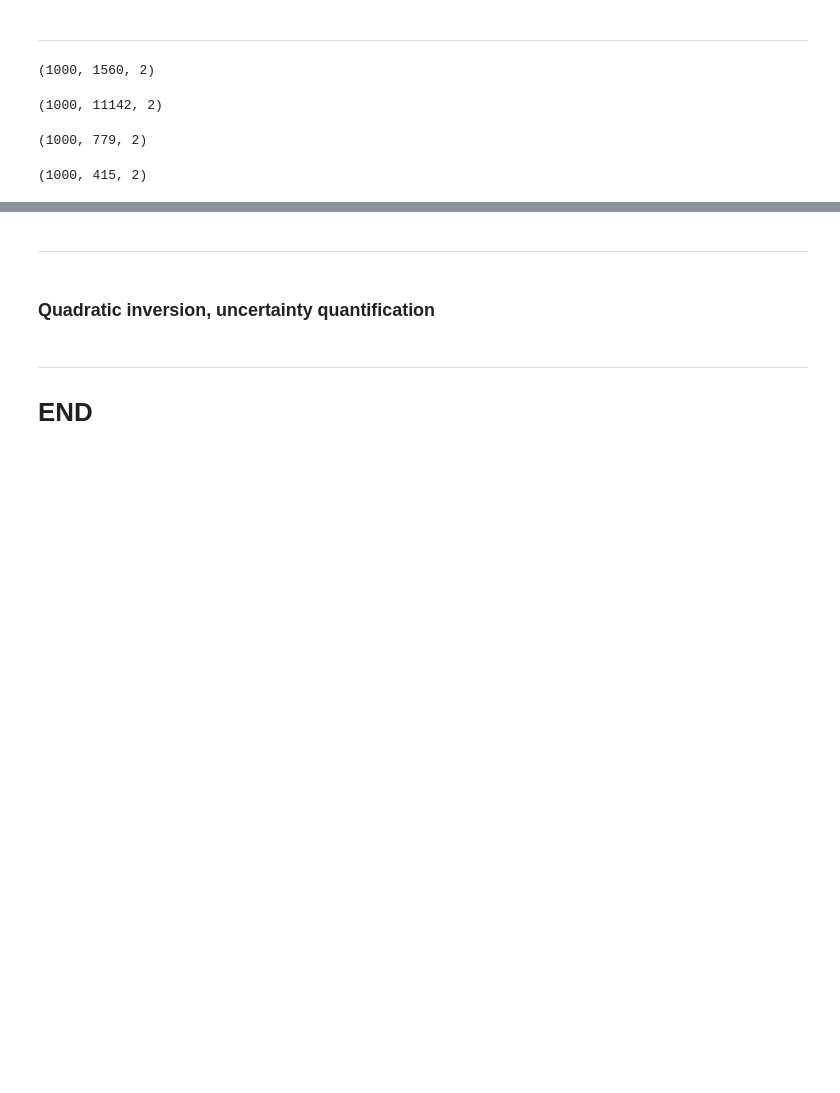
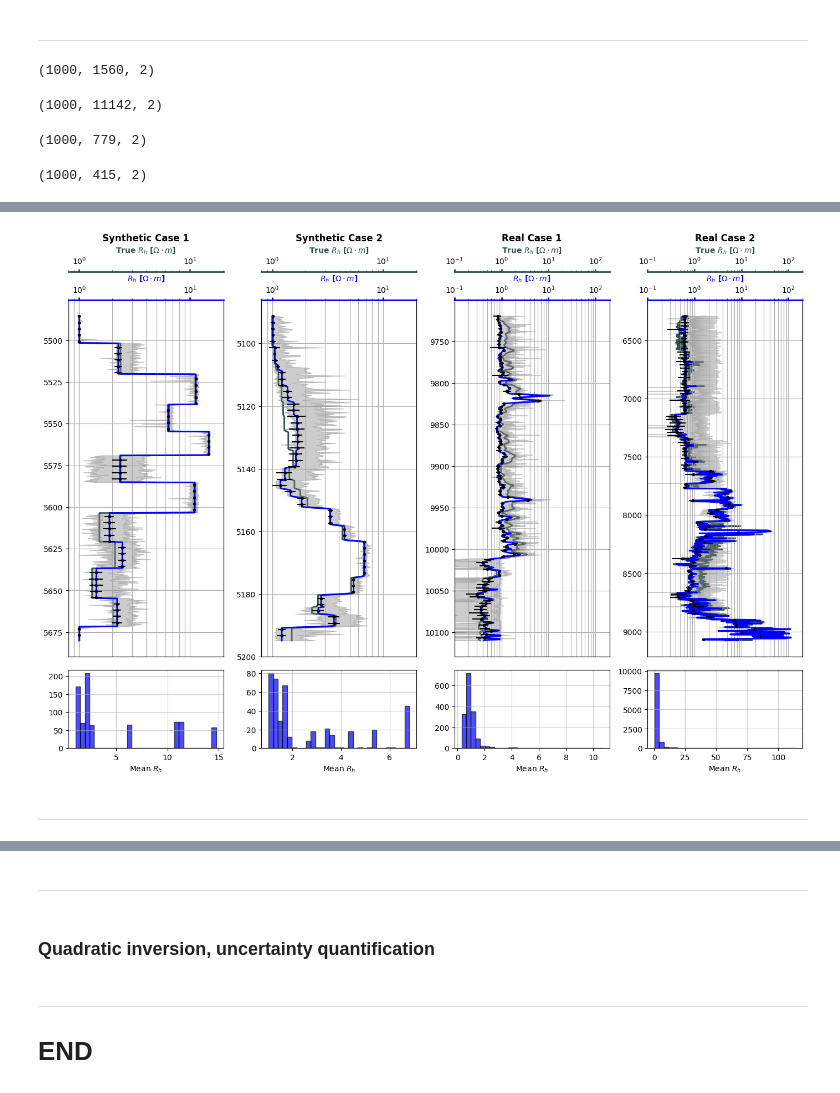
Before and after one commit to misaelmmorales/Anisotropic-Resistivity-Inversion, a Jupyter notebook: main_UncertaintyQuantification.ipynb, the cells around one changed output, grey strips where cells are left out. Drawn from its saved outputs; the diff is of its cells as text; code cells hidden in the pictures; blank space fills up the shorter version.

```diff
--- a/main_UncertaintyQuantification.ipynb
+++ b/main_UncertaintyQuantification.ipynb
@@ -141,2 +172,14 @@ for i in range(n_realizations):
 # %% [output]
 (1000, 415, 2)
+# %%
+chevron_uq_rv = chevron_uq_csh*chevron_all['Rvsh'].iloc[0] + (1-chevron_uq_csh)*chevron_uq_rss
+chevron_uq_rh = chevron_uq_csh/chevron_all['Rhsh'].iloc[0] + (1-chevron_uq_csh)/chevron_uq_rss
+
+akerbp_uq_rv = akerbp_uq_csh*akerbp_all['Rvsh'].iloc[0] + (1-akerbp_uq_csh)*akerbp_uq_rss
+akerbp_uq_rh = akerbp_uq_csh/akerbp_all['Rhsh'].iloc[0] + (1-akerbp_uq_csh)/akerbp_uq_rss
+
+synthetic1_uq_rv = synthetic1_uq_csh*synthetic1_all['Rvsh'].iloc[0] + (1-synthetic1_uq_csh)*synthetic1_uq_rss
+synthetic1_uq_rh = synthetic1_uq_csh/synthetic1_all['Rhsh'].iloc[0] + (1-synthetic1_uq_csh)/synthetic1_uq_rss
+
+synthetic2_uq_rv = synthetic2_uq_csh*synthetic2_all['Rvsh'].iloc[0] + (1-synthetic2_uq_csh)*synthetic2_uq_rss
+synthetic2_uq_rh = synthetic2_uq_csh/synthetic2_all['Rhsh'].iloc[0] + (1-synthetic2_uq_csh)/synthetic2_uq_rss
@@ -143,3 +227,52 @@ for i in range(n_realizations):
+# %%
+fig, axs = plt.subplots(2, 4, figsize=(14,10), height_ratios=[1.5, 0.33])
+c = 'b'
+val = 'Rh'
+lab = '$R_{h}$'
+sl = True
+u = '$\Omega\cdot m$'
+l1, l2, l3, l4 = [0.8e0, 2e1], [0.8e0, 2e1], [1e-1, 2e2], [1e-1, 2e2]
+
+q1 = 1/synthetic1_uq_rh
+q2 = 1/synthetic2_uq_rh
+q3 = 1/chevron_uq_rh
+q4 = 1/akerbp_uq_rh
+
+ax0b = axs[0,0].twiny()
+plot_uq(ax0b, synthetic1_all, q1, title='Synthetic Case 1', semilog=sl, xlim=l1,
+            eb_sampling=50, color=c, xlabel=lab, units=u)
+plot_curve(axs[0,0], synthetic1_all, val, lb=l1[0], ub=l1[1], color='darkslategray',
+              label='True {}'.format(lab), units=u, semilog=sl, pad=8)
+
+ax1b = axs[0,1].twiny()
+plot_uq(ax1b, synthetic2_all, q2, title='Synthetic Case 2', semilog=sl, xlim=l2,
+            eb_sampling=50, color=c, xlabel=lab, units=u)
+plot_curve(axs[0,1], synthetic2_all, val, lb=l2[0], ub=l2[1], color='darkslategray',
+              label='True {}'.format(lab), units=u, semilog=sl, pad=8)
+
+ax2b = axs[0,2].twiny()
+plot_uq(ax2b, chevron_all, q3, title='Real Case 1', semilog=sl, xlim=l3,
+            eb_sampling=100, color=c, xlabel=lab, units=u)
+plot_curve(axs[0,2], chevron_all, val, lb=l3[0], ub=l3[1], color='darkslategray',
+              label='True {}'.format(lab), units=u, semilog=sl, pad=8)
+
+ax3b = axs[0,3].twiny()
+plot_uq(ax3b, akerbp_all, q4, title='Real Case 2', semilog=sl, xlim=l4,
+                eb_sampling=100, color=c, xlabel=lab, units=u)
+plot_curve(axs[0,3], akerbp_all, val, lb=l4[0], ub=l4[1], color='darkslategray',
+                label='True {}'.format(lab), units=u, semilog=sl, pad=8)
+
+hist_uq(axs[1,0], q1, color=c, label=lab)
+hist_uq(axs[1,1], q2, color=c, label=lab)
+hist_uq(axs[1,2], q3, color=c, label=lab)
+hist_uq(axs[1,3], q4, color=c, label=lab)
+
+plt.tight_layout()
+plt.show()
+# %% [output]
+[figure, added]
+# %% [markdown]
+***
 # %%
 titles = ['Chevron2009', 'AkerBP Hanz Prospect', 'Synthetic Case 1', 'Synthetic Case 2']
 
```
Also changed, not shown: parts of 11 cells of this notebook, 2 other files.
